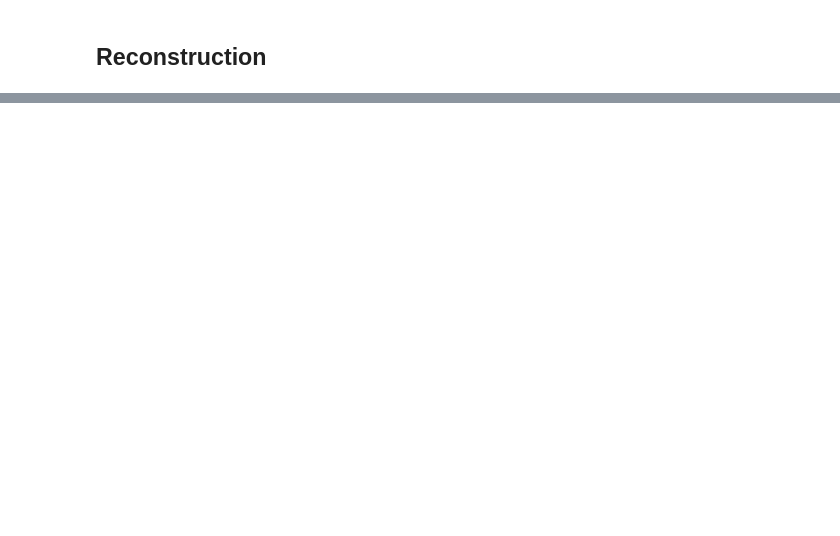
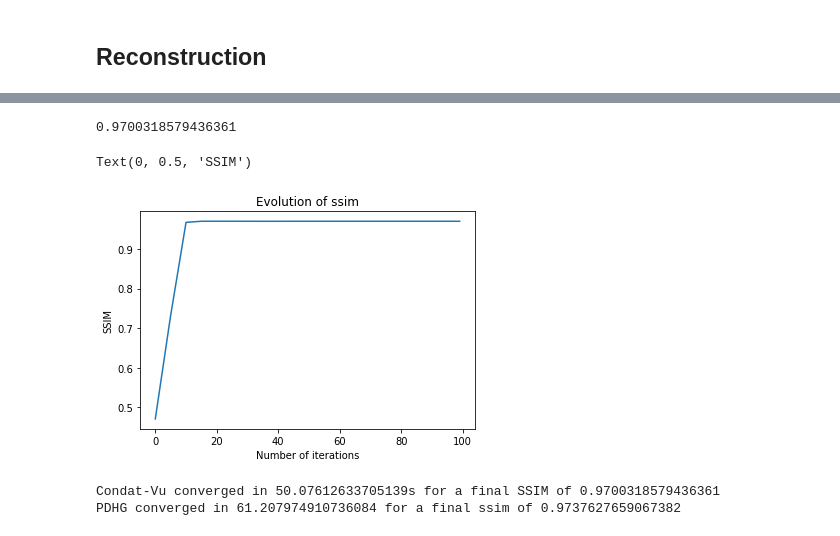
Before and after one commit to Biagig/Learning-Sampling-Pattern, a Jupyter notebook: PDHG cartesian.ipynb, the cells around one changed output, grey strips where cells are left out. Saved outputs shown, nothing was run; the diff lists cells and outputs as text; code cells hidden in the pictures; blank space fills up the shorter version.

```diff
--- a/PDHG cartesian.ipynb
+++ b/PDHG cartesian.ipynb
@@ -191,0 +279,3 @@ plt.show()
+# %%
+regularizer_G = RegularizerG(param["epsilon"])
+regularizer_F2 = RegularizerF2(linear_op,param["gamma"],cartesian_p[-1])
@@ -191,0 +290,3 @@ plt.show()
+# %%
+p = cartesian_p[:-1]
+gradient_op = GradBasic(p*y,fourier_op.op,fourier_op.adj_op)
@@ -191,0 +295,21 @@ plt.show()
+# %%
+metrics = {
+        'ssim': {
+            'metric': ssim,
+            'mapping': {'x_new': 'test', 'y_new': None},
+            'cst_kwargs': {'ref': u0_mat, 'mask': None},
+            'early_stopping': True,
+        },
+    }
+# %%
+t2 = time.time()
+opt = Condat(x=fourier_op.adj_op(p*y),
+    y=p*y,
+    grad = gradient_op,
+    prox = regularizer_G,
+    prox_dual = regularizer_F2,
+    linear = linear_op,
+    max_iter=100,
+    metrics=metrics,
+    verbose=0)
+CVtime = time.time()-t2
@@ -191,0 +353,7 @@ plt.show()
+# %%
+uk = opt.x_final
+CVssim = ssim(uk,u0_mat)
+print(CVssim)
+#pysap.Image(data = uk).show()
+# %% [output]
+0.9700318579436361
@@ -191,0 +362,15 @@ plt.show()
+# %%
+plt.plot(opt.metrics['ssim']['index'],opt.metrics['ssim']['values'])
+plt.title("Evolution of ssim")
+plt.xlabel("Number of iterations")
+plt.ylabel("SSIM")
+#plt.savefig("Results/PDHG V Condat/Condat/ssim.png")
+# %% [output]
+Text(0, 0.5, 'SSIM')
+[figure, added]
+# %%
+print(f"Condat-Vu converged in {CVtime}s for a final SSIM of {CVssim}",
+f"\nPDHG converged in {PDHGtime} for a final ssim of {PDHGssim}")
+# %% [output]
+Condat-Vu converged in 50.07612633705139s for a final SSIM of 0.9700318579436361
+PDHG converged in 61.207974910736084 for a final ssim of 0.9737627659067382
```
Also changed, not shown: parts of 23 cells of this notebook.
